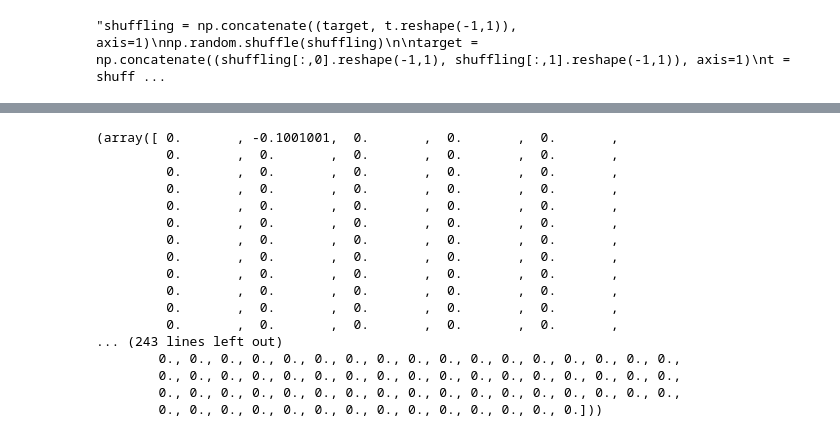
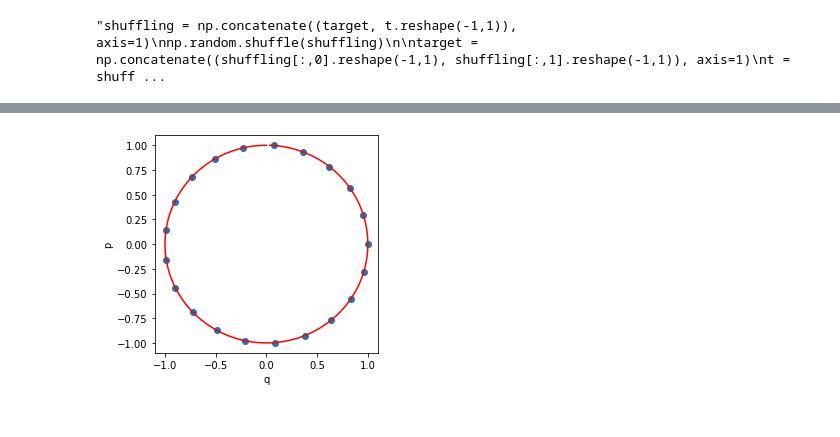
Before and after one commit to tayfununal/hamiltonian_ex, a Jupyter notebook: eulerverlet.ipynb, the cells around one changed output, grey strips where cells are left out. Cells and saved outputs as stored; diff of their text form; code cells hidden in the pictures.

```diff
--- a/eulerverlet.ipynb
+++ b/eulerverlet.ipynb
@@ -197,22 +197,23 @@ plt.show()
 import math
 import numpy as np
 
-def verlet(h = 0.5, num_steps = 10):
+def verlet(h = 0.05, initial_point=[1., 0.]):
+  t = np.arange(0, 2*np.pi, h)
 
-  pv = np.zeros(num_steps + 1)
-  qv = np.zeros(num_steps + 1)
+  qv = np.zeros(t.shape[0])
+  pv = np.zeros(t.shape[0])
 
-  pv[0] = 0
-  qv[0] = 1
+  qv[0] = initial_point[0]
+  pv[0] = initial_point[1]
 
-  for i in range(0 ,num_steps):
+  for i in range(0 ,t.shape[0]-1):
     ara_p = pv[i] - h/2 * qv[i]
 
     qv[i+1] = qv[i] + h * (pv[i] - h/2 * qv[i])
 
     pv[i+1] = ara_p - h/2 * (qv[i] + h * (pv[i] - h/2 * qv[i]))
 
-  return pv,qv
+  return qv, pv, t
 
-pv, qv = verlet()
-print("p", pv ,"\nq", qv)
+q, p, t = verlet()
+#print("q", q ,"\np", p)
@@ -317,40 +220,9 @@ print("", x ,"", v)
-# %%
-import numpy as np
-k = 1
-N = 1000
-x0 = 1
-w=1
-
-t = np.linspace(0,100,N)
-dt = t[1]-t[0]
-
-x1 = np.zeros(N)
-v1 = np.zeros(N)
-x1[0] = x0
-v1[0] = 0
-def leapfrog() :
-  for i in range (N-1) :
-    v1[i+1] = v1[i] + (-w**2) * x1[i] * dt
-    x1[i+1] = v1[i+1] + dt * x1[i]
-
-    return v1,x1
-
-leapfrog()
-# %% [output]
-(array([ 0.       , -0.1001001,  0.       ,  0.       ,  0.       ,
-         0.       ,  0.       ,  0.       ,  0.       ,  0.       ,
-         0.       ,  0.       ,  0.       ,  0.       ,  0.       ,
-         0.       ,  0.       ,  0.       ,  0.       ,  0.       ,
-         0.       ,  0.       ,  0.       ,  0.       ,  0.       ,
-         0.       ,  0.       ,  0.       ,  0.       ,  0.       ,
-         0.       ,  0.       ,  0.       ,  0.       ,  0.       ,
-         0.       ,  0.       ,  0.       ,  0.       ,  0.       ,
-         0.       ,  0.       ,  0.       ,  0.       ,  0.       ,
-         0.       ,  0.       ,  0.       ,  0.       ,  0.       ,
-         0.       ,  0.       ,  0.       ,  0.       ,  0.       ,
-         0.       ,  0.       ,  0.       ,  0.       ,  0.       ,
-... (243 lines left out)
-        0., 0., 0., 0., 0., 0., 0., 0., 0., 0., 0., 0., 0., 0., 0., 0., 0.,
-        0., 0., 0., 0., 0., 0., 0., 0., 0., 0., 0., 0., 0., 0., 0., 0., 0.,
-        0., 0., 0., 0., 0., 0., 0., 0., 0., 0., 0., 0., 0., 0., 0., 0., 0.,
-        0., 0., 0., 0., 0., 0., 0., 0., 0., 0., 0., 0., 0., 0.]))
+# %%
+plt.figure(figsize = (4, 4))
+
+pred_plot(q=q, p=p)
+
+grand_truth_plot()
+plt.show()
+# %% [output]
+[figure, added]
```
Also changed, not shown: parts of 11 cells of this notebook.
